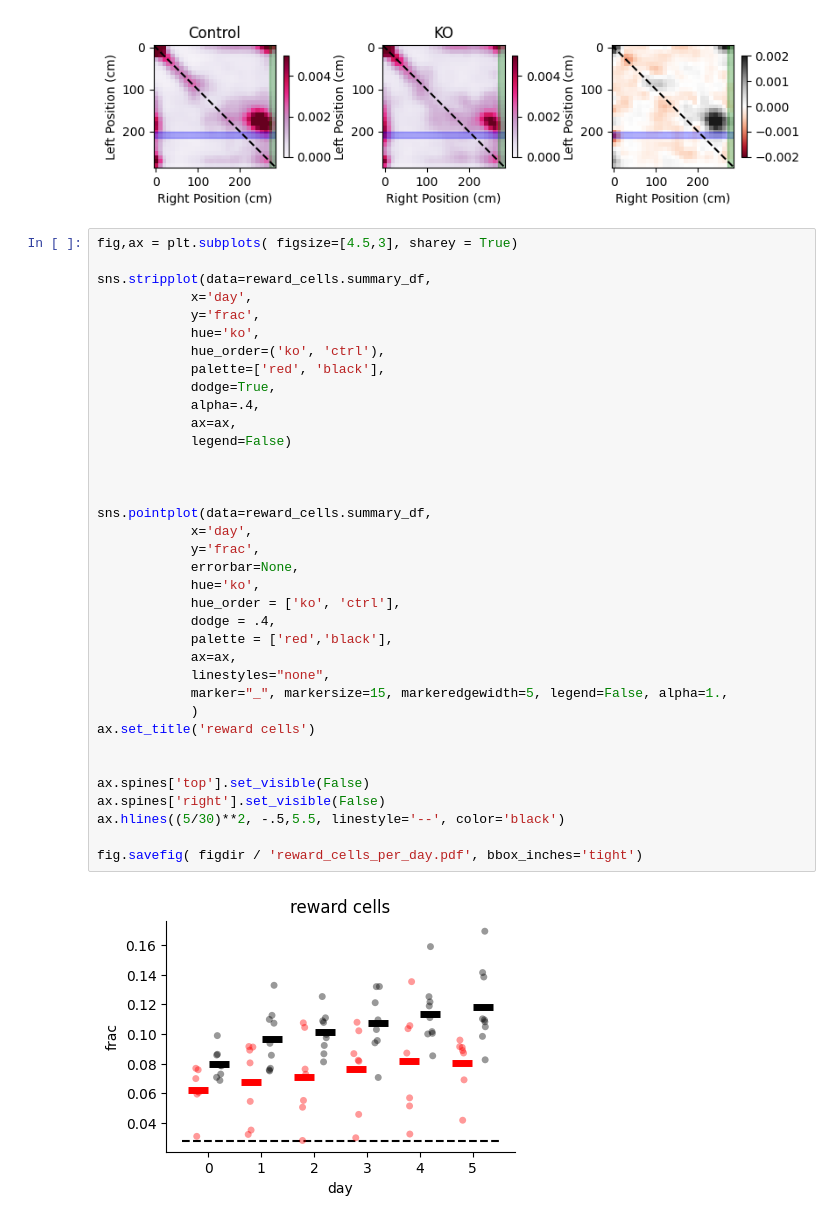
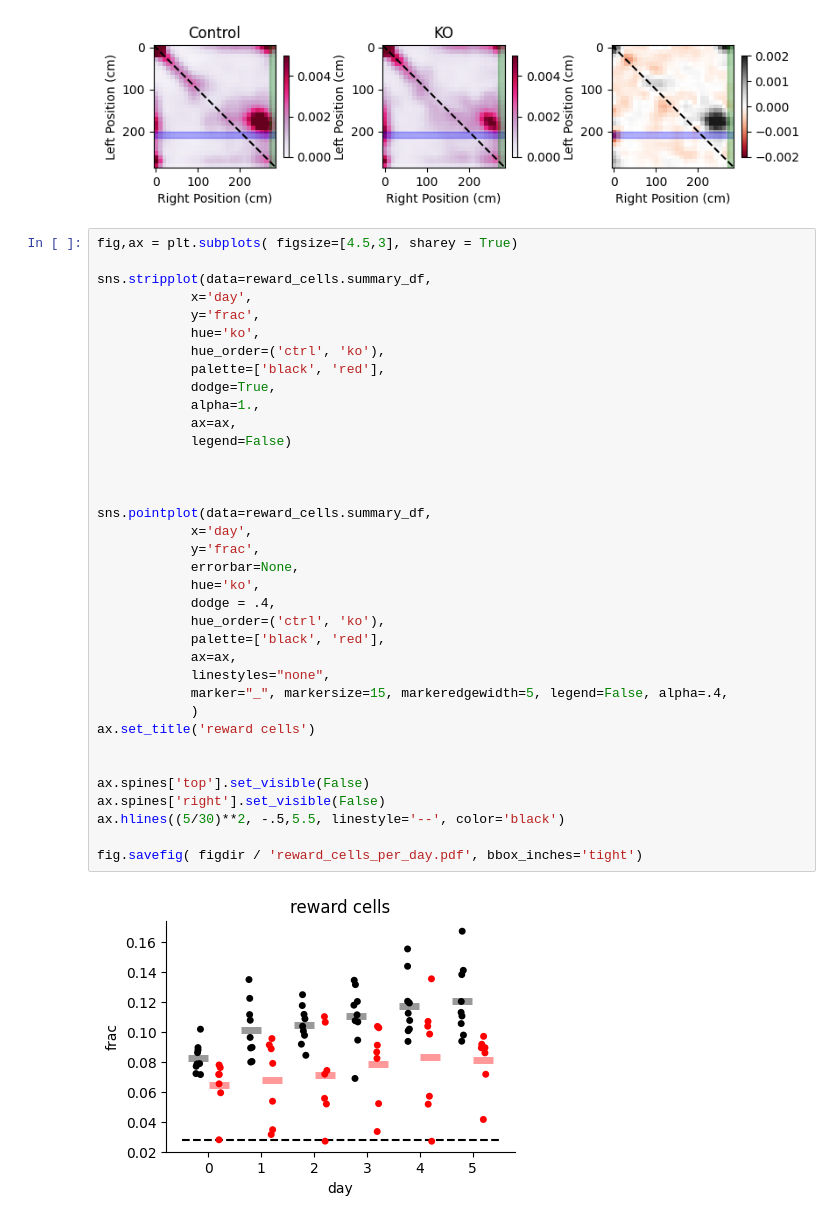
Before and after one commit to GiocomoLab/STX3KO_analyses, a Jupyter notebook: notebooks/figure4/reward_overrep.ipynb, the cells around one changed output. Cells and saved outputs as stored; diff of their text form.

```diff
--- a/notebooks/figure4/reward_overrep.ipynb
+++ b/notebooks/figure4/reward_overrep.ipynb
@@ -326,39 +378,39 @@ fig.savefig(figdir / "reward_cells_day5_hist.pdf")
 fig,ax = plt.subplots( figsize=[4.5,3], sharey = True)
 
 sns.stripplot(data=reward_cells.summary_df,
             x='day',
             y='frac',
             hue='ko',
-            hue_order=('ko', 'ctrl'),
-            palette=['red', 'black'],
+            hue_order=('ctrl', 'ko'),
+            palette=['black', 'red'],
             dodge=True,
-            alpha=.4,
+            alpha=1.,
             ax=ax,
             legend=False)
 
 
 
 sns.pointplot(data=reward_cells.summary_df,
             x='day',
             y='frac',
             errorbar=None,
             hue='ko',
-            hue_order = ['ko', 'ctrl'],
             dodge = .4,
-            palette = ['red','black'],
+            hue_order=('ctrl', 'ko'),
+            palette=['black', 'red'],
             ax=ax,
             linestyles="none",
-            marker="_", markersize=15, markeredgewidth=5, legend=False, alpha=1.,
+            marker="_", markersize=15, markeredgewidth=5, legend=False, alpha=.4,
             )
 ax.set_title('reward cells')
 
 
 ax.spines['top'].set_visible(False)
 ax.spines['right'].set_visible(False)
 ax.hlines((5/30)**2, -.5,5.5, linestyle='--', color='black')
 
 fig.savefig( figdir / 'reward_cells_per_day.pdf', bbox_inches='tight')
 # %% [output]
-[figure, old version]
+[figure, new version]
 # %%
 import pingouin as pg
```
Also changed, not shown: parts of 20 cells of this notebook, 3 other files.
